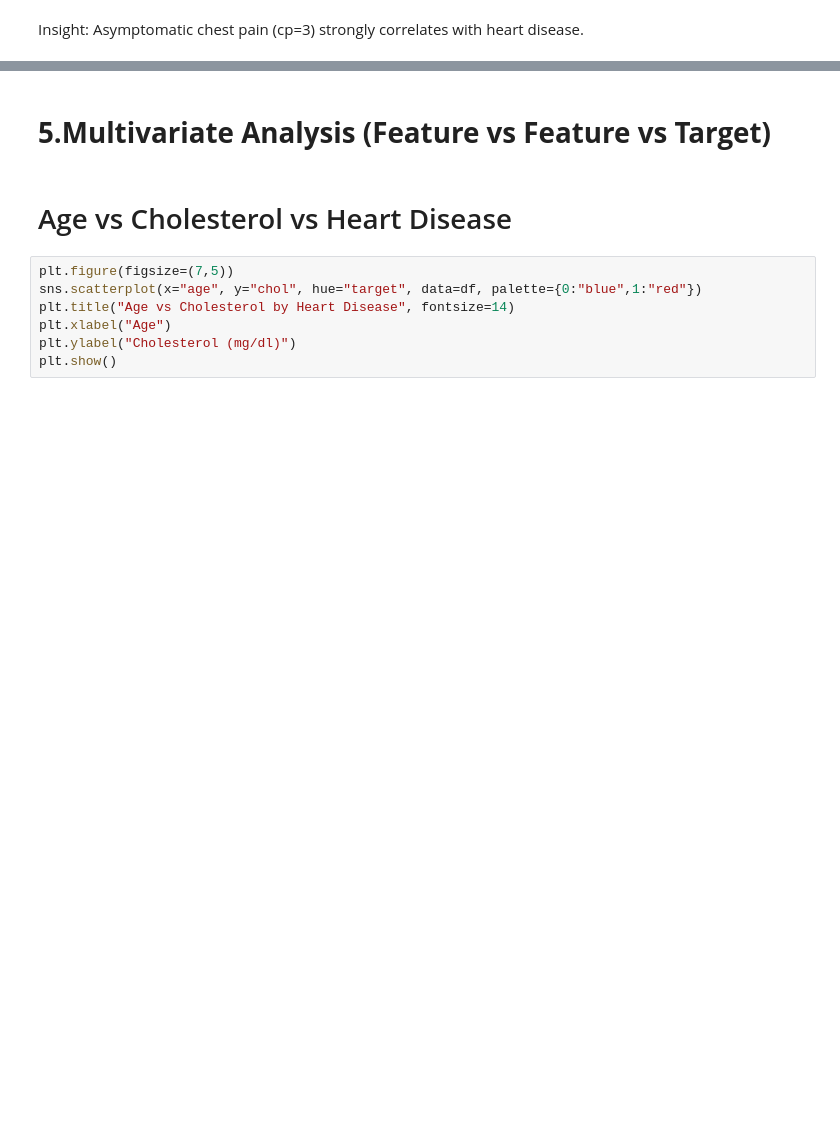
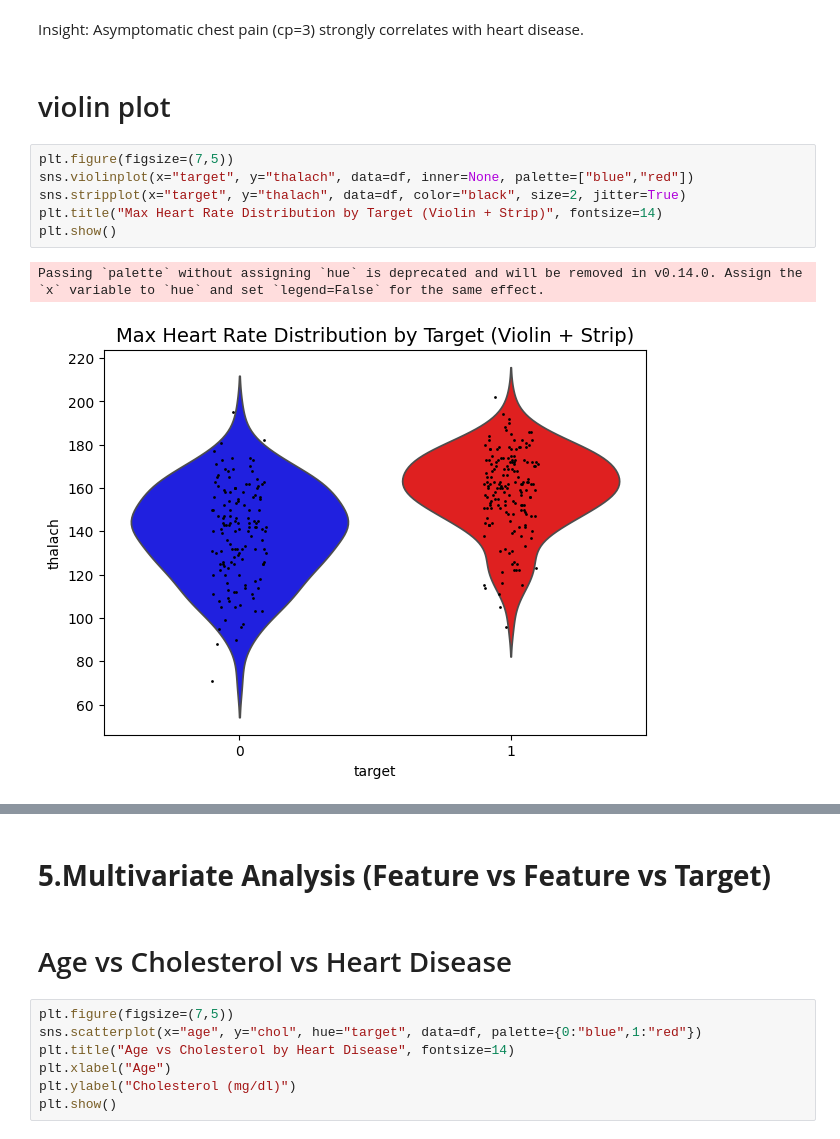
Before and after one commit to thvarsha00/Heart-Disease-Risk-Analysis-, a Jupyter notebook: Heart_Disease_Risk_Analysis_EDA_Project.ipynb, the cells around one changed output, grey strips where cells are left out. Drawn from its saved outputs; the diff is of its cells as text; blank space fills up the shorter version.

```diff
--- a/Heart_Disease_Risk_Analysis_EDA_Project.ipynb
+++ b/Heart_Disease_Risk_Analysis_EDA_Project.ipynb
@@ -183,2 +270,13 @@ plt.show()
 # %% [markdown]
 Insight: Asymptomatic chest pain (cp=3) strongly correlates with heart disease.
+# %% [markdown]
+# violin plot
+# %%
+plt.figure(figsize=(7,5))
+sns.violinplot(x="target", y="thalach", data=df, inner=None, palette=["blue","red"])
+sns.stripplot(x="target", y="thalach", data=df, color="black", size=2, jitter=True)
+plt.title("Max Heart Rate Distribution by Target (Violin + Strip)", fontsize=14)
+plt.show()
+# %% [output]
+Passing `palette` without assigning `hue` is deprecated and will be removed in v0.14.0. Assign the `x` variable to `hue` and set `legend=False` for the same effect.
+[figure, added]
```
Also changed, not shown: parts of 38 cells of this notebook.
